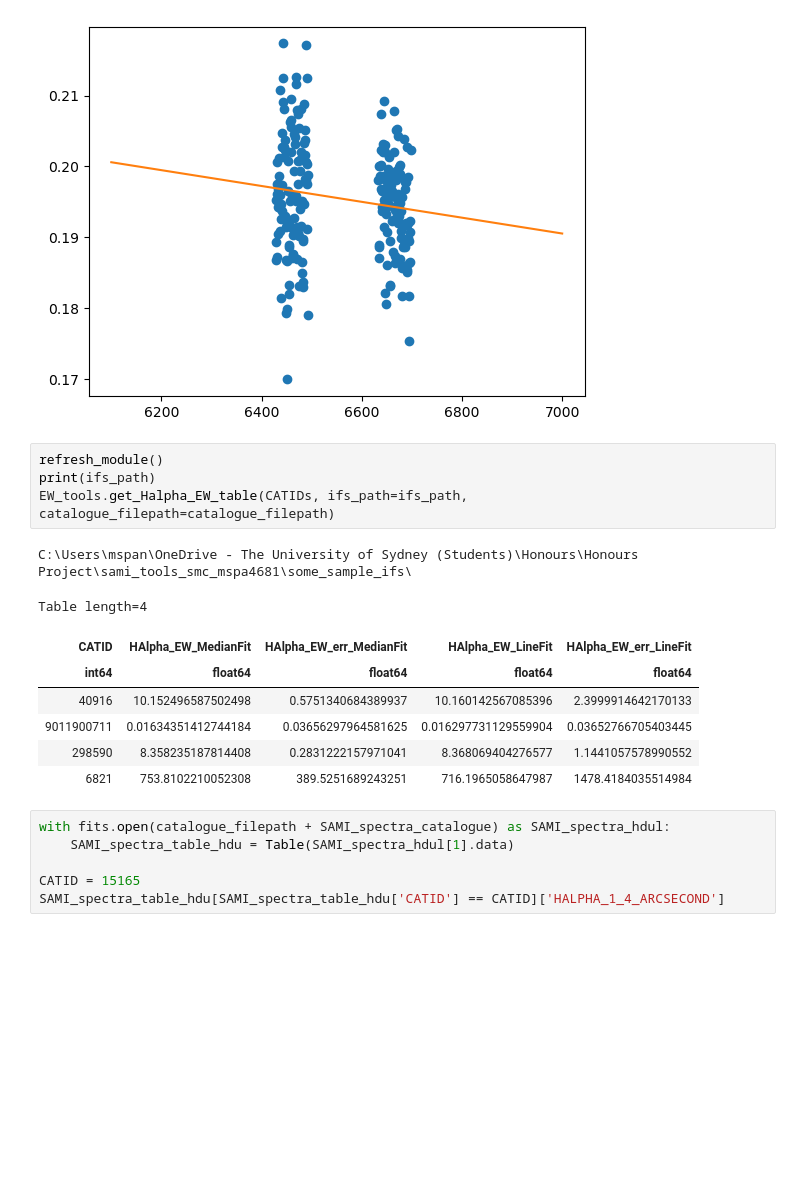
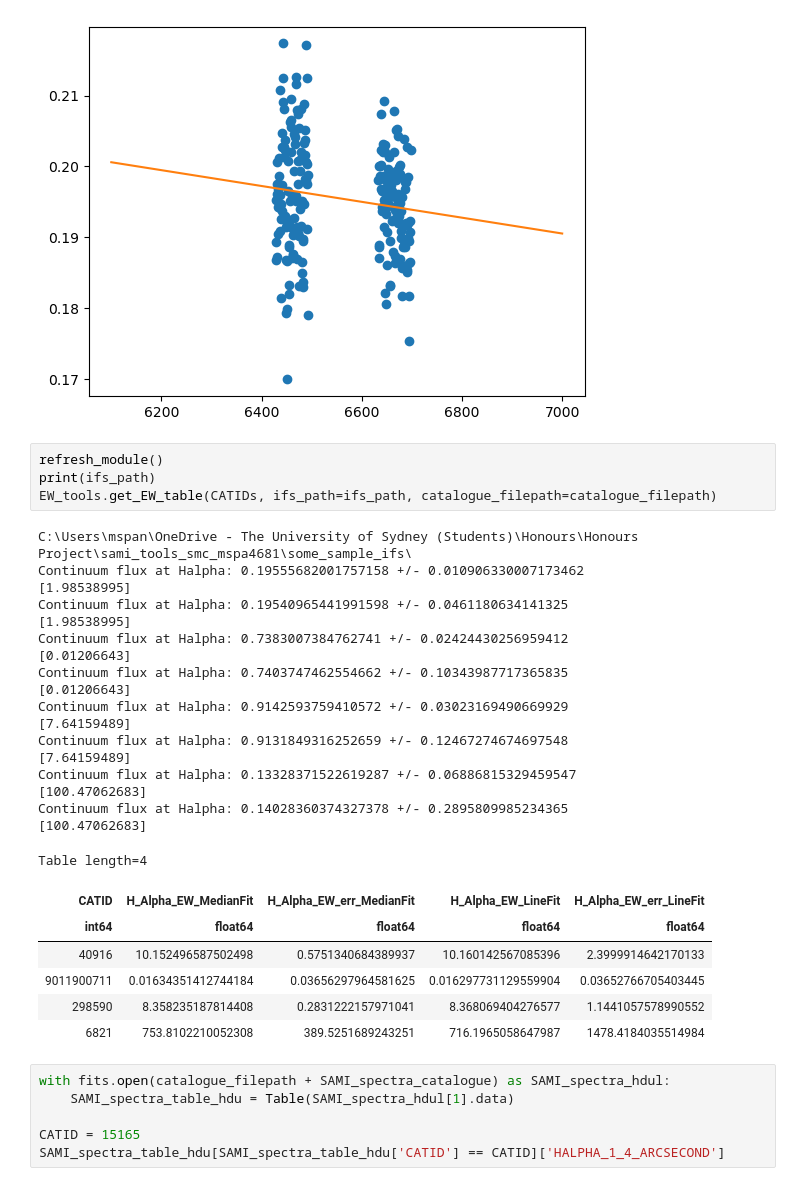
Before and after one commit to mspan4/sami_tools_smc_mspa4681, a Jupyter notebook: EW_Ha_analysis.ipynb, the cells around one changed output. Drawn from its saved outputs; the diff is of its cells as text; blank space fills up the shorter version.

```diff
--- a/EW_Ha_analysis.ipynb
+++ b/EW_Ha_analysis.ipynb
@@ -186,11 +186,27 @@ Region 1 flux: 0.20 +/- 0.01
 # %%
 refresh_module()
 print(ifs_path)
-EW_tools.get_Halpha_EW_table(CATIDs, ifs_path=ifs_path, catalogue_filepath=catalogue_filepath)
+EW_tools.get_EW_table(CATIDs, ifs_path=ifs_path, catalogue_filepath=catalogue_filepath)
 # %% [output]
 C:\Users\mspan\OneDrive - The University of Sydney (Students)\Honours\Honours Project\sami_tools_smc_mspa4681\some_sample_ifs\
+Continuum flux at Halpha: 0.19555682001757158 +/- 0.010906330007173462
+[1.98538995]
+Continuum flux at Halpha: 0.19540965441991598 +/- 0.0461180634141325
+[1.98538995]
+Continuum flux at Halpha: 0.7383007384762741 +/- 0.02424430256959412
+[0.01206643]
+Continuum flux at Halpha: 0.7403747462554662 +/- 0.10343987717365835
+[0.01206643]
+Continuum flux at Halpha: 0.9142593759410572 +/- 0.03023169490669929
+[7.64159489]
+Continuum flux at Halpha: 0.9131849316252659 +/- 0.12467274674697548
+[7.64159489]
+Continuum flux at Halpha: 0.13328371522619287 +/- 0.06886815329459547
+[100.47062683]
+Continuum flux at Halpha: 0.14028360374327378 +/- 0.2895809985234365
+[100.47062683]
 Table length=4
-| CATID | HAlpha_EW_MedianFit | HAlpha_EW_err_MedianFit | HAlpha_EW_LineFit | HAlpha_EW_err_LineFit |
+| CATID | H_Alpha_EW_MedianFit | H_Alpha_EW_err_MedianFit | H_Alpha_EW_LineFit | H_Alpha_EW_err_LineFit |
 | int64 | float64 | float64 | float64 | float64 |
 | 40916 | 10.152496587502498 | 0.5751340684389937 | 10.160142567085396 | 2.3999914642170133 |
 | 9011900711 | 0.01634351412744184 | 0.03656297964581625 | 0.016297731129559904 | 0.03652766705403445 |
```
Also changed, not shown: parts of 2 cells of this notebook, 1 other file.
